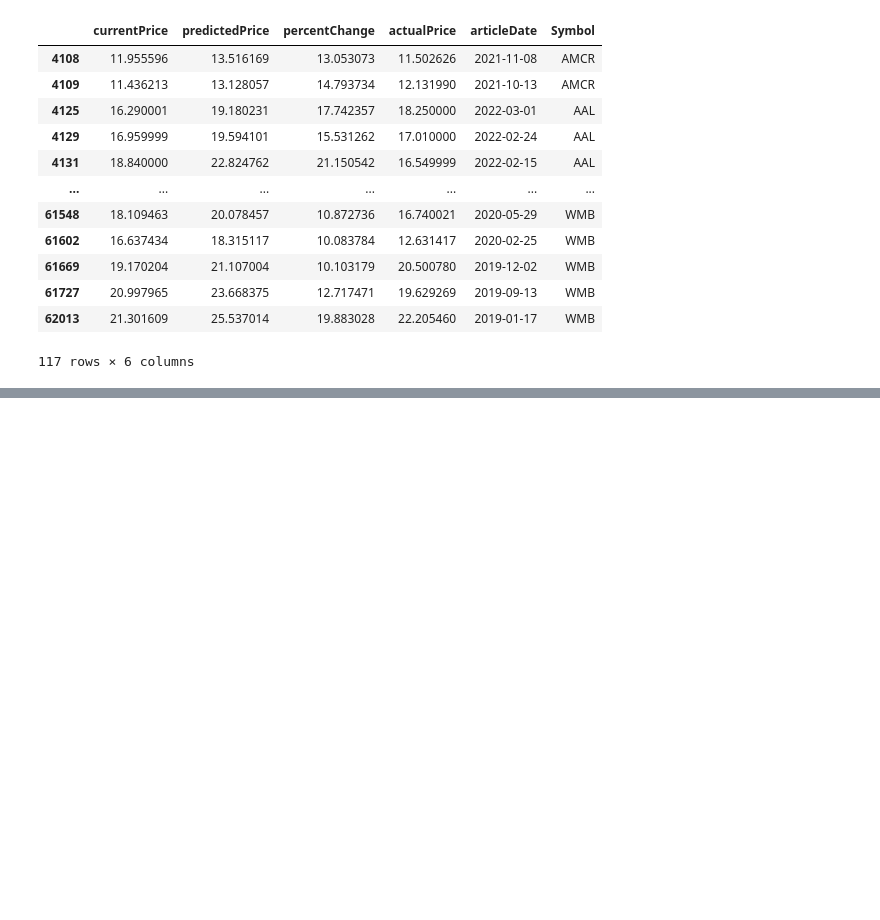
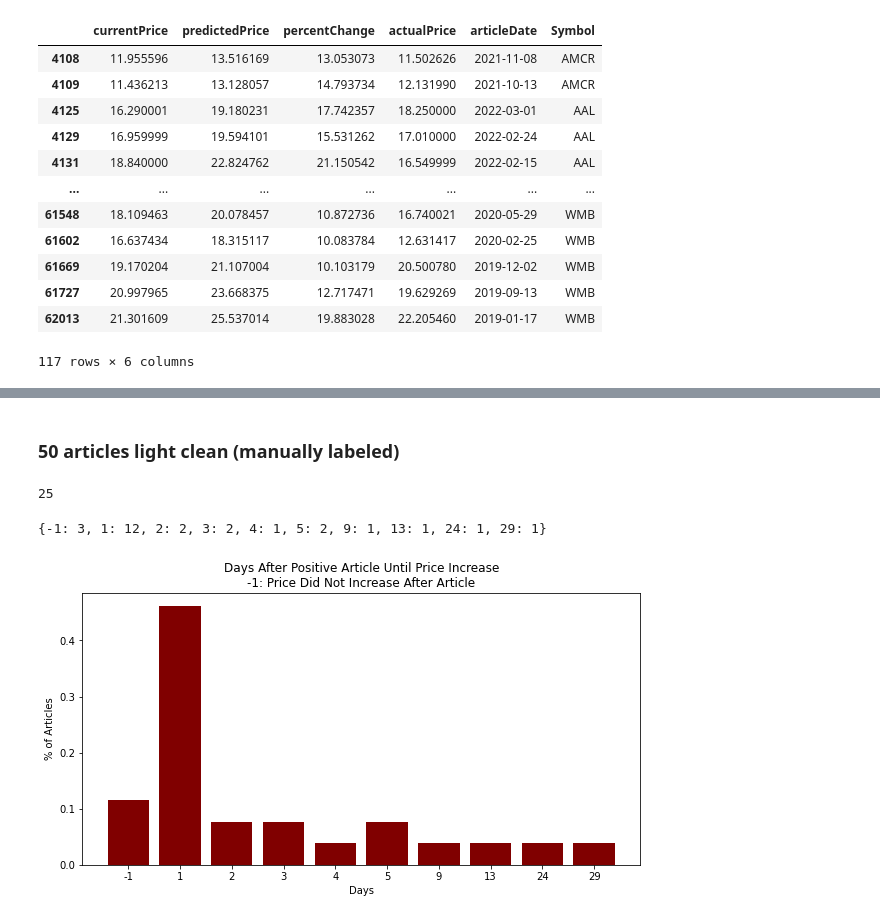
Before and after one commit to rtshinta/StockMarket, a Jupyter notebook: bert.ipynb, the cells around one changed output, grey strips where cells are left out. Saved outputs shown, nothing was run; the diff lists cells and outputs as text; code cells hidden in the pictures; blank space fills up the shorter version.

```diff
--- a/bert.ipynb
+++ b/bert.ipynb
@@ -807,4 +1240,4 @@ model.compile(optimizer='adam', loss='mean_squared_error', metrics=['mean_absolu
 # %%
-model.fit(x=[X_train, X_train2], y=y_train,epochs=5, batch_size=125)
+model2.fit(x=[X_train3, X_train2], y=y_train3, epochs=5, batch_size=125)
 # %% [output]
 Epoch 1/5
@@ -871,0 +1649,6 @@ KeyboardInterrupt:
+# %%
+predictions = pd.DataFrame(classifier2.predict(X_test8), columns = ['Prediction'])
+predictions.index = X_test8.index
+predictions['actual'] = y_test8
+predictions['predicted'] = predictions.apply(lambda row: 1 if row['Prediction'] >= .5 else 0, axis = 1)
+predictions
@@ -871,0 +1669,7 @@ KeyboardInterrupt:
+# %%
+predictions['Symbol'] = df_sample.loc[predictions.index]['Symbol']
+predictions['currentPrice'] = df_sample.loc[predictions.index]['currentPrice']
+predictions['actualPrice'] = df_sample.loc[predictions.index]['nextMonthPrice']
+predictions['articleDate'] = df_sample.loc[predictions.index]['Date']
+predictions['dateSold'] = df_sample.loc[predictions.index]['dateSold']
+predictions
@@ -871,0 +1828,43 @@ KeyboardInterrupt:
+# %% [markdown]
+### 50 articles light clean (manually labeled)
+# %%
+date_split = '2020-01-30'
+X_train11 = fifty_fifty[fifty_fifty['Date'] < date_split]['light_clean']
+y_train11 = fifty_fifty[fifty_fifty['Date'] < date_split]['sentiment']
+X_test11 = fifty_fifty[fifty_fifty['Date'] >= date_split]['light_clean']
+y_test11 = fifty_fifty[fifty_fifty['Date'] >= date_split]['sentiment']
+len(X_train11)
+# %% [output]
+25
+# %%
+# check if price increases at all
+days = []
+for i in range(len(fifty_fifty)):
+    if fifty_fifty.iloc[i]['sentiment'] == 1:
+        tmp = daily_prices[daily_prices['Symbol'] == fifty_fifty.iloc[i]['Symbol']]
+        tmp = tmp[tmp['Date'] > str(fifty_fifty.iloc[i]['Date'])]
+        tmp = tmp[tmp['Date'] <= str(fifty_fifty.iloc[i]['Date'] + pd.DateOffset(days = 30))]
+        tmp = tmp[tmp['Close'] > fifty_fifty.iloc[i]['currentPrice']]
+        if len(tmp) == 0:
+            days.append(-1)
+            continue
+        tmp = tmp[tmp['Date'] == min(tmp['Date'])]
+        tmp['Date'] = pd.to_datetime(tmp['Date'], format="%Y-%m-%d")
+        d = int(str(tmp.iloc[0]['Date'] - fifty_fifty.iloc[i]['Date']).split()[0])
+        days.append(d)
+# %%
+days_dict = collections.Counter(days)
+d = {}
+plt.figure(figsize = (10, 5))
+keys = list(days_dict.keys())
+keys.sort()
+for k in keys:
+    d[k] = days_dict[k]
+plt.bar([str(x) for x in keys], np.array(list(d.values())) / len(fifty_fifty[fifty_fifty['sentiment'] == 1]), color ='maroon')
+plt.xlabel('Days')
+plt.ylabel('% of Articles')
+plt.title('Days After Positive Article Until Price Increase\n-1: Price Did Not Increase After Article')
+d
+# %% [output]
+{-1: 3, 1: 12, 2: 2, 3: 2, 4: 1, 5: 2, 9: 1, 13: 1, 24: 1, 29: 1}
+[figure, added]
```
Also changed, not shown: parts of 120 cells of this notebook, 3 other files.
